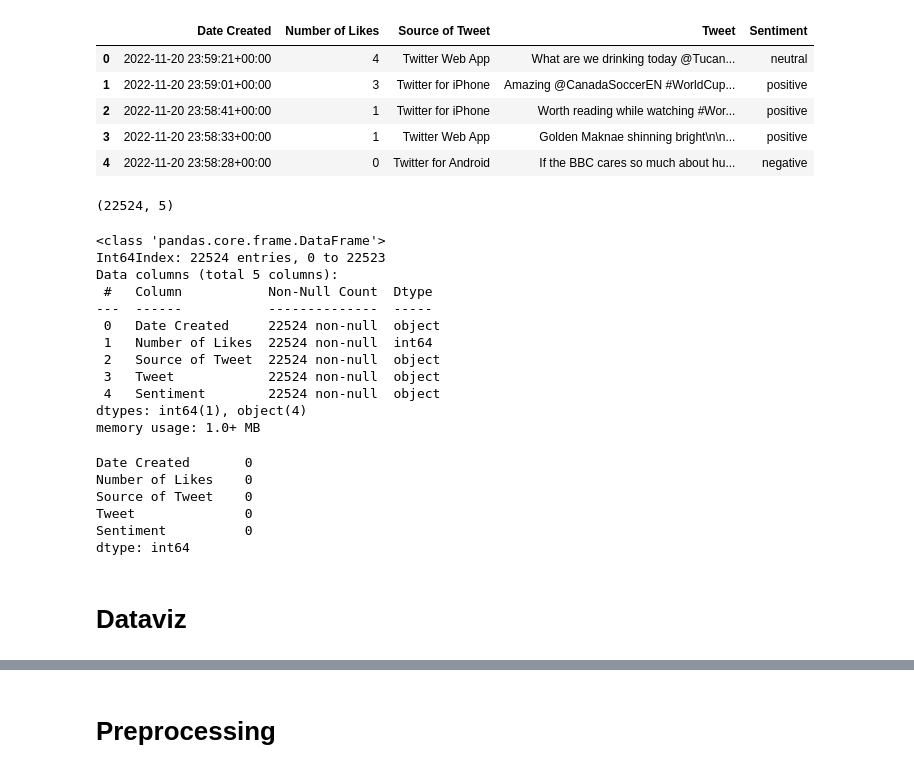
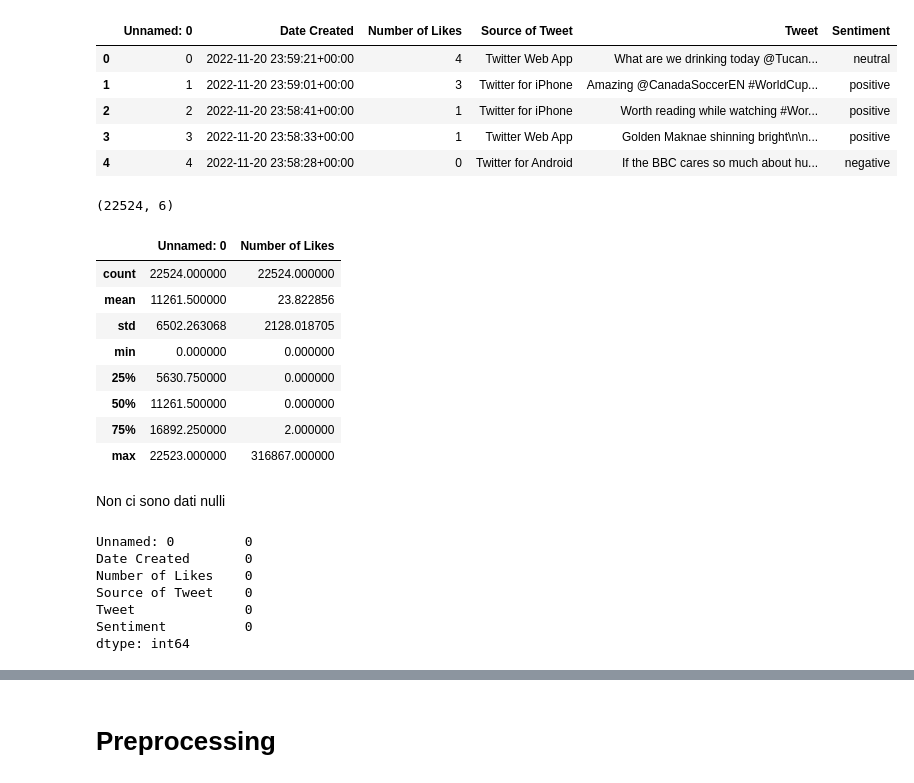
Before and after one commit to MatteoSchifano/Phishing-URL-Classification, a Jupyter notebook: notebooks/nlp.ipynb, the cells around one changed output, grey strips where cells are left out. Drawn from its saved outputs; the diff is of its cells as text; code cells hidden in the pictures.

```diff
--- a/notebooks/nlp.ipynb
+++ b/notebooks/nlp.ipynb
@@ -1,42 +1,40 @@
 # %%
 import pandas as pd
 
-df = pd.read_csv('../data\\fifa_world_cup_2022_tweets.csv', index_col='Unnamed: 0')
+df = pd.read_csv('../data\\fifa_world_cup_2022_tweets.csv')
 df.head()
 # %% [output]
-|  | Date Created | Number of Likes | Source of Tweet | Tweet | Sentiment |
-| 0 | 2022-11-20 23:59:21+00:00 | 4 | Twitter Web App | What are we drinking today @Tucan... | neutral |
-| 1 | 2022-11-20 23:59:01+00:00 | 3 | Twitter for iPhone | Amazing @CanadaSoccerEN #WorldCup... | positive |
-| 2 | 2022-11-20 23:58:41+00:00 | 1 | Twitter for iPhone | Worth reading while watching #Wor... | positive |
-| 3 | 2022-11-20 23:58:33+00:00 | 1 | Twitter Web App | Golden Maknae shinning bright\n\n... | positive |
-| 4 | 2022-11-20 23:58:28+00:00 | 0 | Twitter for Android | If the BBC cares so much about hu... | negative |
+|  | Unnamed: 0 | Date Created | Number of Likes | Source of Tweet | Tweet | Sentiment |
+| 0 | 0 | 2022-11-20 23:59:21+00:00 | 4 | Twitter Web App | What are we drinking today @Tucan... | neutral |
+| 1 | 1 | 2022-11-20 23:59:01+00:00 | 3 | Twitter for iPhone | Amazing @CanadaSoccerEN #WorldCup... | positive |
+| 2 | 2 | 2022-11-20 23:58:41+00:00 | 1 | Twitter for iPhone | Worth reading while watching #Wor... | positive |
+| 3 | 3 | 2022-11-20 23:58:33+00:00 | 1 | Twitter Web App | Golden Maknae shinning bright\n\n... | positive |
+| 4 | 4 | 2022-11-20 23:58:28+00:00 | 0 | Twitter for Android | If the BBC cares so much about hu... | negative |
 # %%
 df.shape
 # %% [output]
-(22524, 5)
+(22524, 6)
 # %%
-df.info()
+df.describe()
 # %% [output]
-<class 'pandas.core.frame.DataFrame'>
-Int64Index: 22524 entries, 0 to 22523
-Data columns (total 5 columns):
- #   Column           Non-Null Count  Dtype
----  ------           --------------  -----
- 0   Date Created     22524 non-null  object
- 1   Number of Likes  22524 non-null  int64
- 2   Source of Tweet  22524 non-null  object
- 3   Tweet            22524 non-null  object
- 4   Sentiment        22524 non-null  object
-dtypes: int64(1), object(4)
-memory usage: 1.0+ MB
+|  | Unnamed: 0 | Number of Likes |
+| count | 22524.000000 | 22524.000000 |
+| mean | 11261.500000 | 23.822856 |
+| std | 6502.263068 | 2128.018705 |
+| min | 0.000000 | 0.000000 |
+| 25% | 5630.750000 | 0.000000 |
+| 50% | 11261.500000 | 0.000000 |
+| 75% | 16892.250000 | 2.000000 |
+| max | 22523.000000 | 316867.000000 |
+# %% [markdown]
+Non ci sono dati nulli
 # %%
 df.isnull().sum()
 # %% [output]
+Unnamed: 0         0
 Date Created       0
 Number of Likes    0
 Source of Tweet    0
 Tweet              0
 Sentiment          0
 dtype: int64
-# %% [markdown]
-# Dataviz
```
Also changed, not shown: parts of 38 cells of this notebook, 5 other files.
